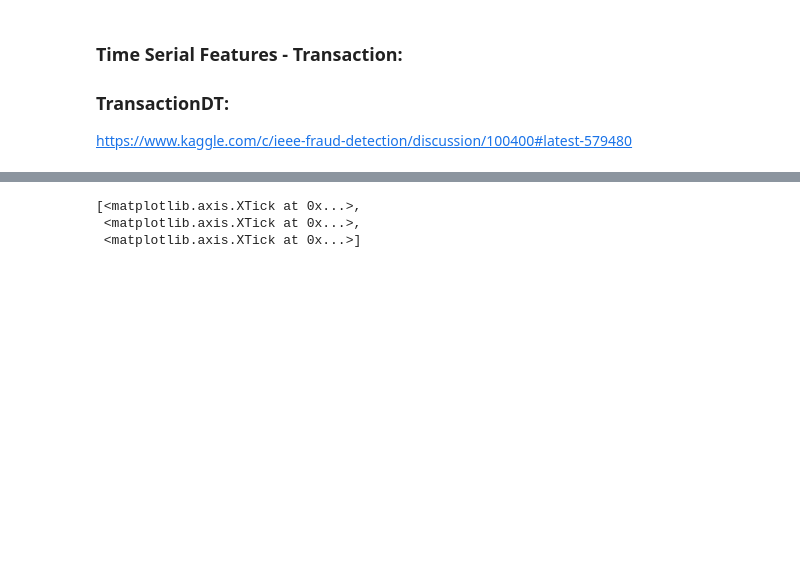
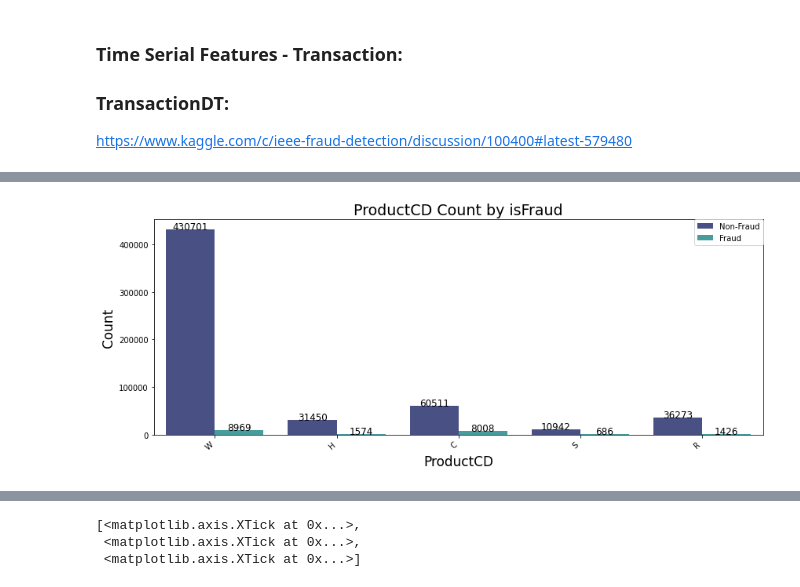
Before and after one commit to ElifKarakutukDinc/IEEE-CIS-Fraud-Detection, a Jupyter notebook: EDA.ipynb, the cells around one changed output, grey strips where cells are left out. Drawn from its saved outputs; the diff is of its cells as text; code cells hidden in the pictures; blank space fills up the shorter version.

```diff
--- a/EDA.ipynb
+++ b/EDA.ipynb
@@ -666,0 +710,11 @@ train_transaction.head(3)
+# %%
+countplot_viz(
+    train_transaction,
+    "ProductCD",
+    "ProductCD",
+    "Count",
+    "ProductCD Count by isFraud",
+    hue="isFraud_",
+)
+# %% [output]
+[figure, added]
```
Also changed, not shown: parts of 27 cells of this notebook, 3 other files.
